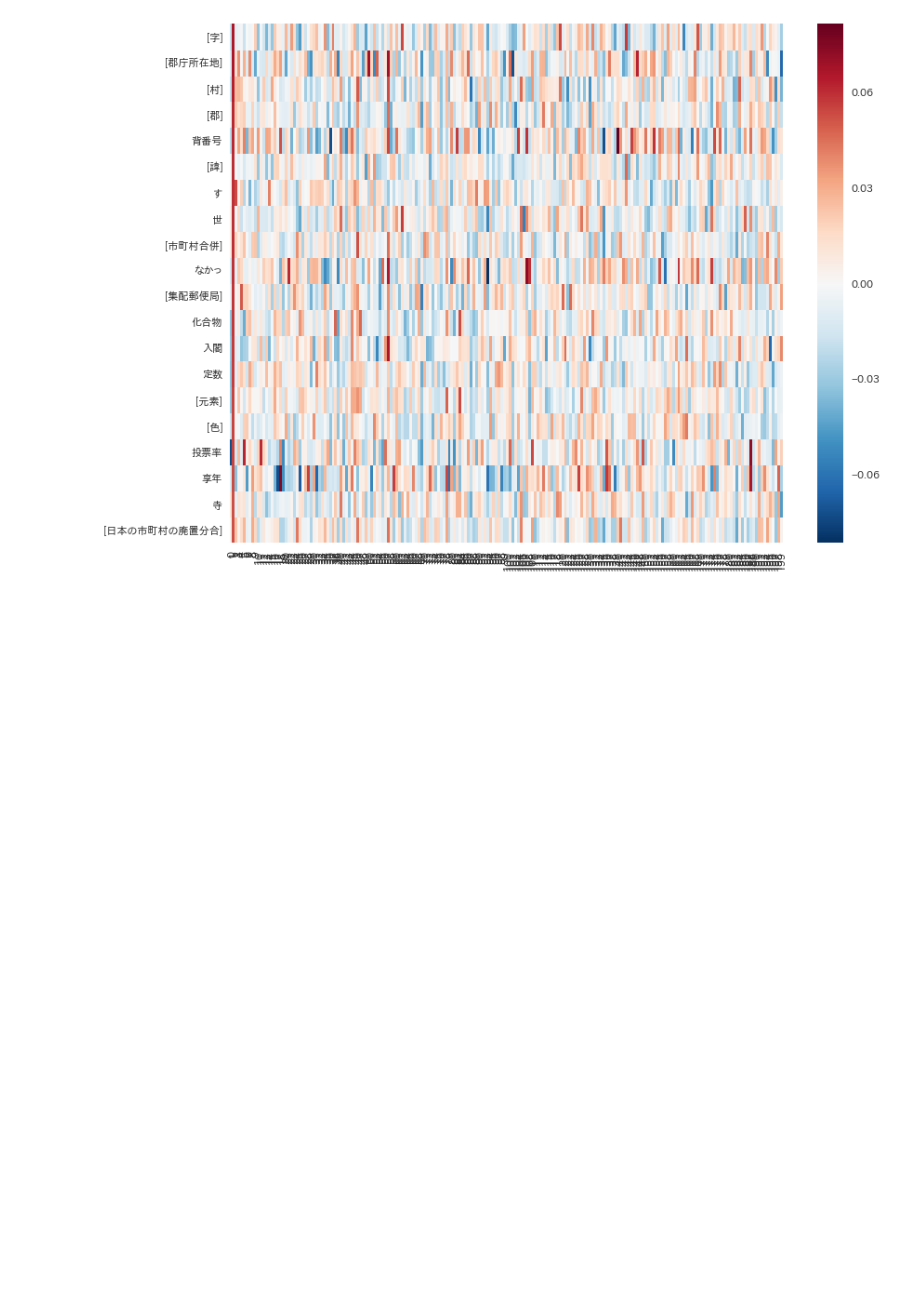
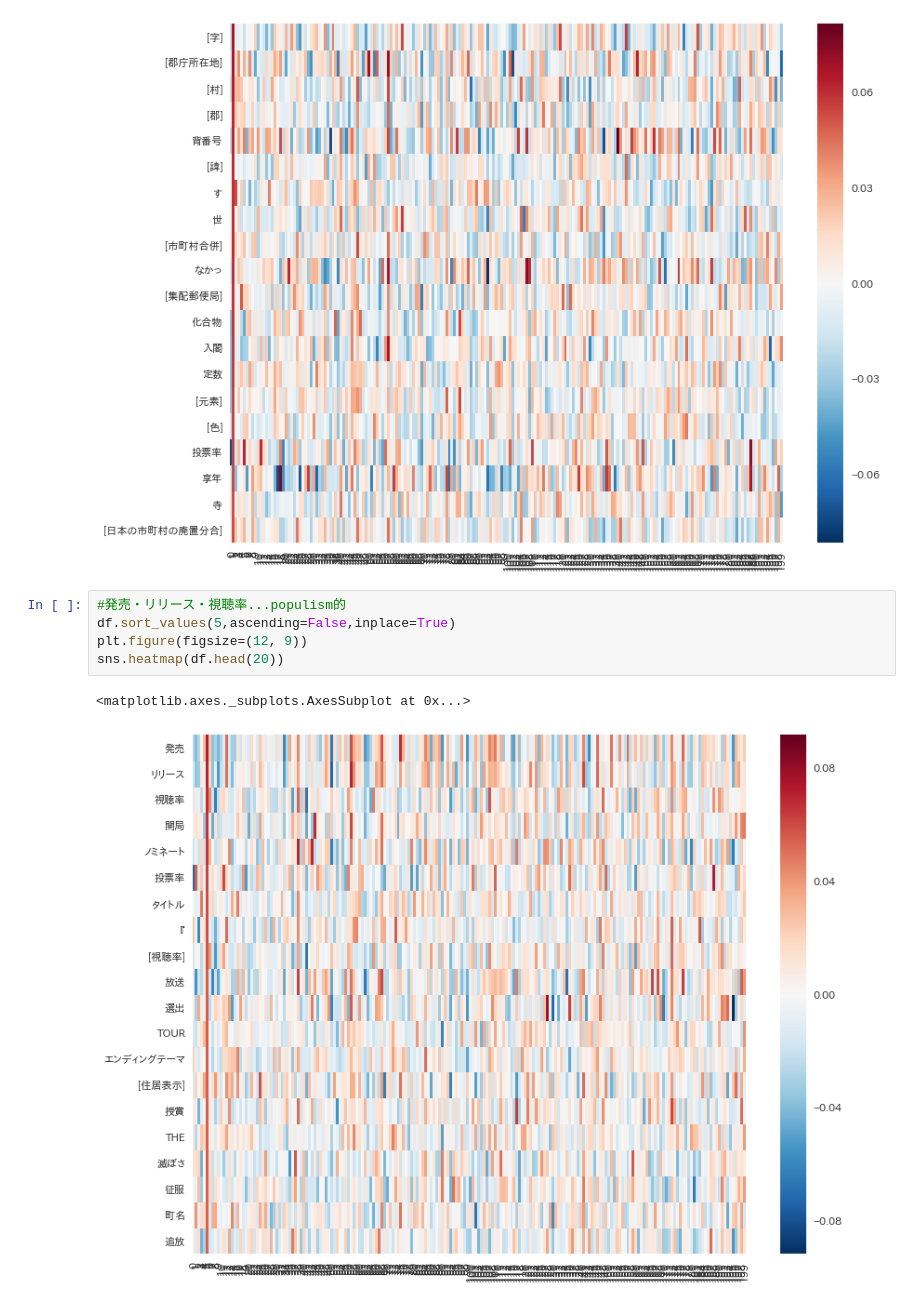
Before and after one commit to fufufukakaka/factor_rotation, a Jupyter notebook: ipynb/japanese-wikipedia-200dimension-test.ipynb, the cells around one changed output. Saved outputs shown, nothing was run; the diff lists cells and outputs as text; blank space fills up the shorter version.

```diff
--- a/ipynb/japanese-wikipedia-200dimension-test.ipynb
+++ b/ipynb/japanese-wikipedia-200dimension-test.ipynb
@@ -148,4 +148,12 @@ sns.heatmap(df.head(20))
 # %% [output]
 <matplotlib.axes._subplots.AxesSubplot at 0x...>
 [figure]
+# %%
+#発売・リリース・視聴率...populism的
+df.sort_values(5,ascending=False,inplace=True)
+plt.figure(figsize=(12, 9))
+sns.heatmap(df.head(20))
+# %% [output]
+<matplotlib.axes._subplots.AxesSubplot at 0x...>
+[figure, added]
 # %%
```
Also changed, not shown: parts of 1 cell of this notebook.
